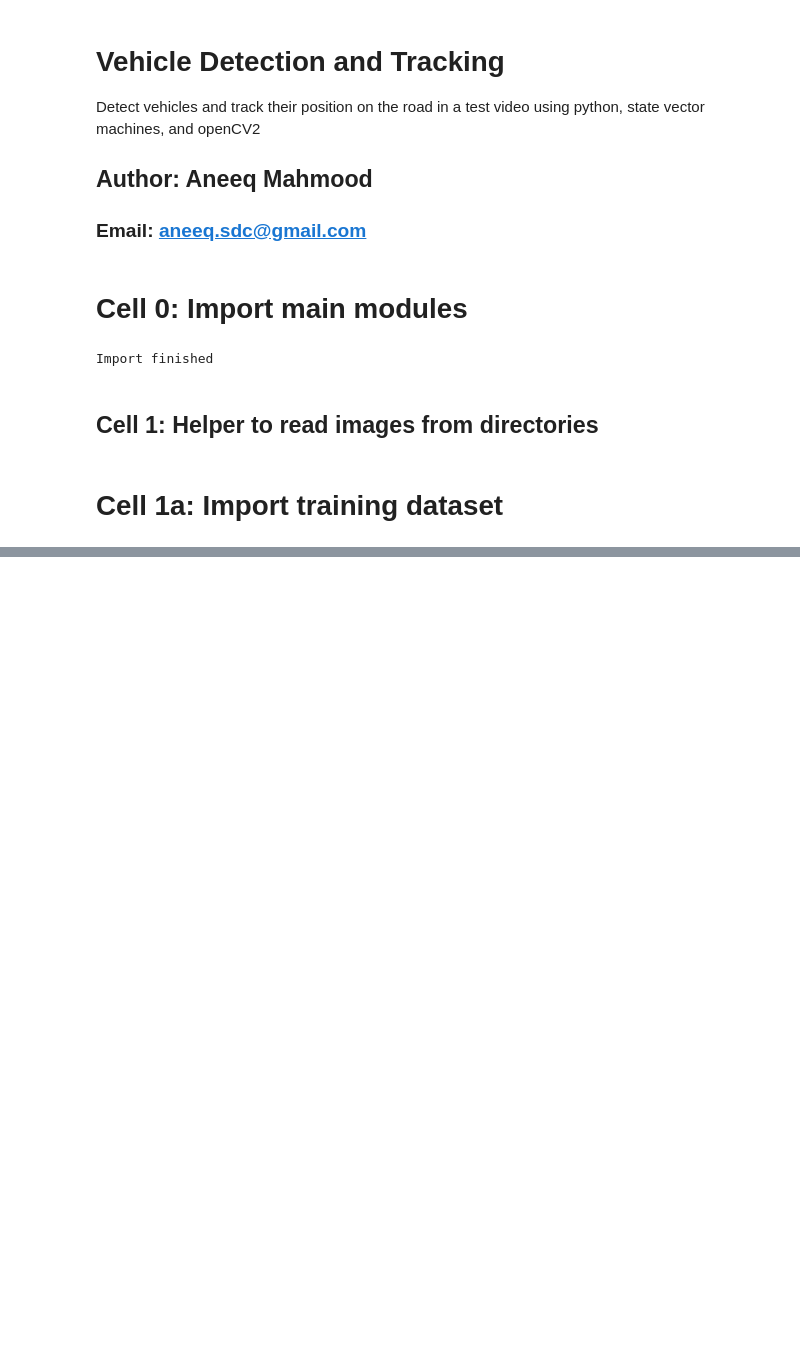
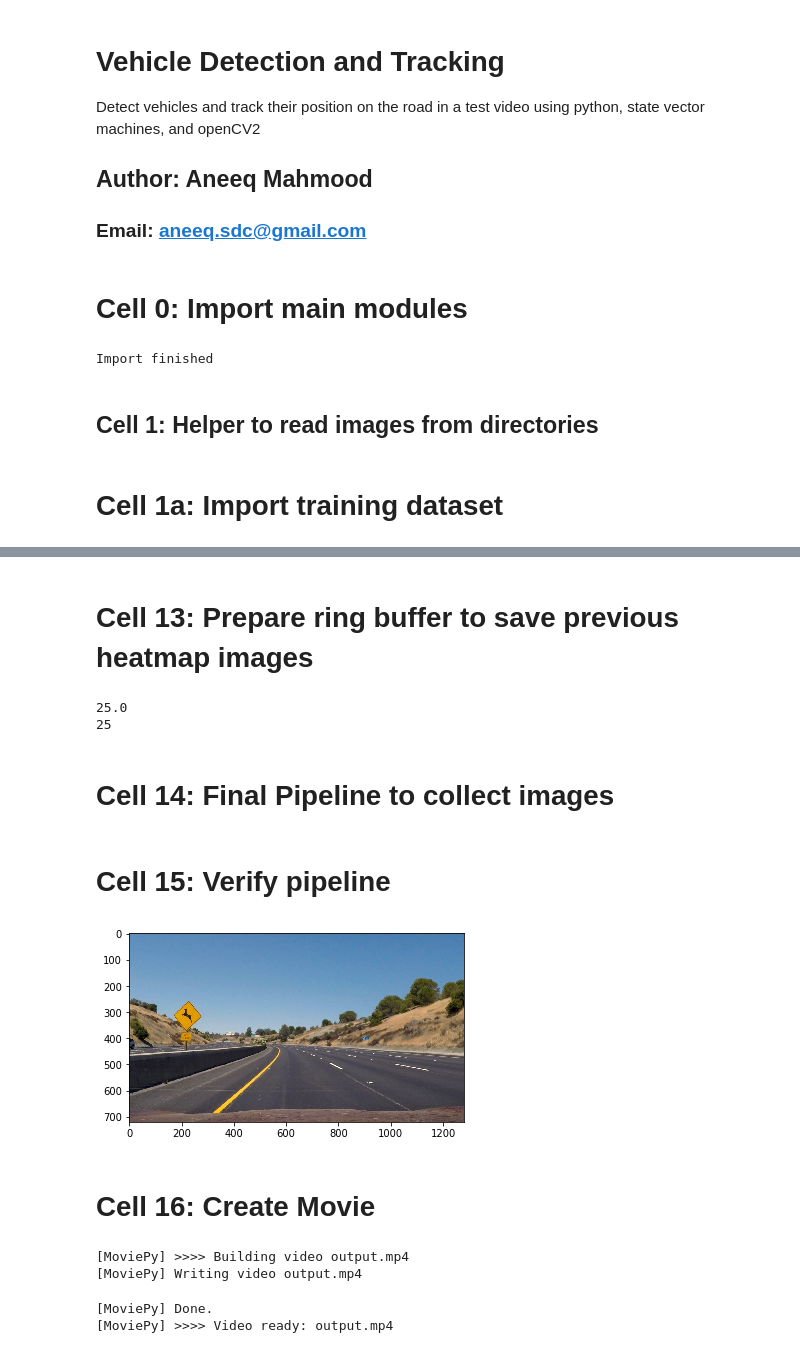
Before and after one commit to amahd/Vehicle-Detection-using-SVM-and-CV, a Jupyter notebook: project5.ipynb, the cells around one changed output, grey strips where cells are left out. Saved outputs shown, nothing was run; the diff lists cells and outputs as text; code cells hidden in the pictures; blank space fills up the shorter version.

```diff
--- a/project5.ipynb
+++ b/project5.ipynb
@@ -708,0 +732,21 @@ output_clip.write_videofile(file_output, audio=False)
+# %% [markdown]
+# Cell 13: Prepare ring buffer to save previous heatmap images
+# %%
+# Arrange deque to save heat maps
+import collections
+
+#get the frames per second for the test video
+
+video = cv2.VideoCapture("project_video.mp4")
+fps = video.get(cv2.CAP_PROP_FPS)
+print(fps)
+# The above API chanegs with versions so do an error check
+if (0 == fps):
+    fps = 25.0
+all_heatmaps = collections.deque(maxlen= int(fps))
+print(all_heatmaps.maxlen)
+# %% [output]
+25.0
+25
+# %% [markdown]
+# Cell 14: Final Pipeline to collect images
@@ -708,0 +817,30 @@ output_clip.write_videofile(file_output, audio=False)
+# %% [markdown]
+# Cell 15: Verify pipeline
+# %%
+plt.figure()
+plt.imshow(pipeline(draw_image))
+plt.savefig("output_images/output_pipeline.jpg")
+plt.show()
+# %% [output]
+[figure, added]
+# %% [markdown]
+# Cell 16: Create Movie
+# %%
+from moviepy.editor import VideoFileClip
+
+
+# output video name
+file_output = 'output.mp4'
+# read test video
+clip2 = VideoFileClip('project_video.mp4')#.subclip(0,1)
+
+# Read images into pipeline
+output_clip = clip2.fl_image(pipeline)
+
+#write to output video file
+output_clip.write_videofile(file_output, audio=False)
+# %% [output]
+[MoviePy] >>>> Building video output.mp4
+[MoviePy] Writing video output.mp4
+[MoviePy] Done.
+[MoviePy] >>>> Video ready: output.mp4
```
Also changed, not shown: parts of 46 cells of this notebook, 1 other file.
